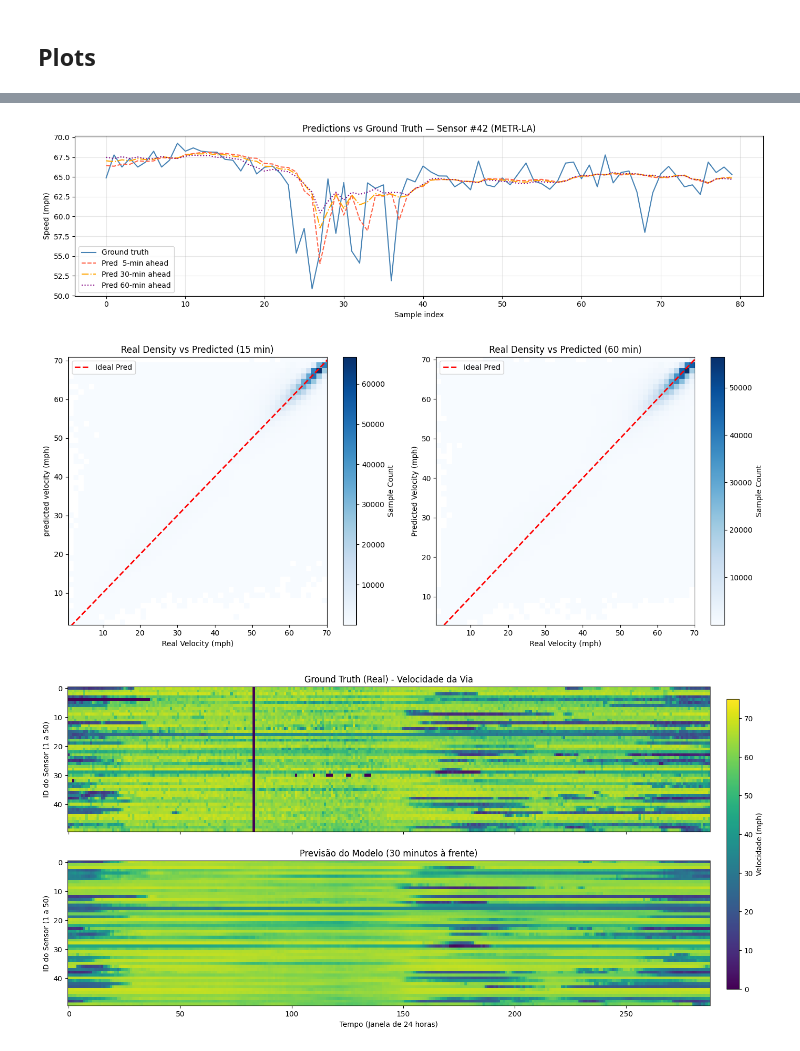
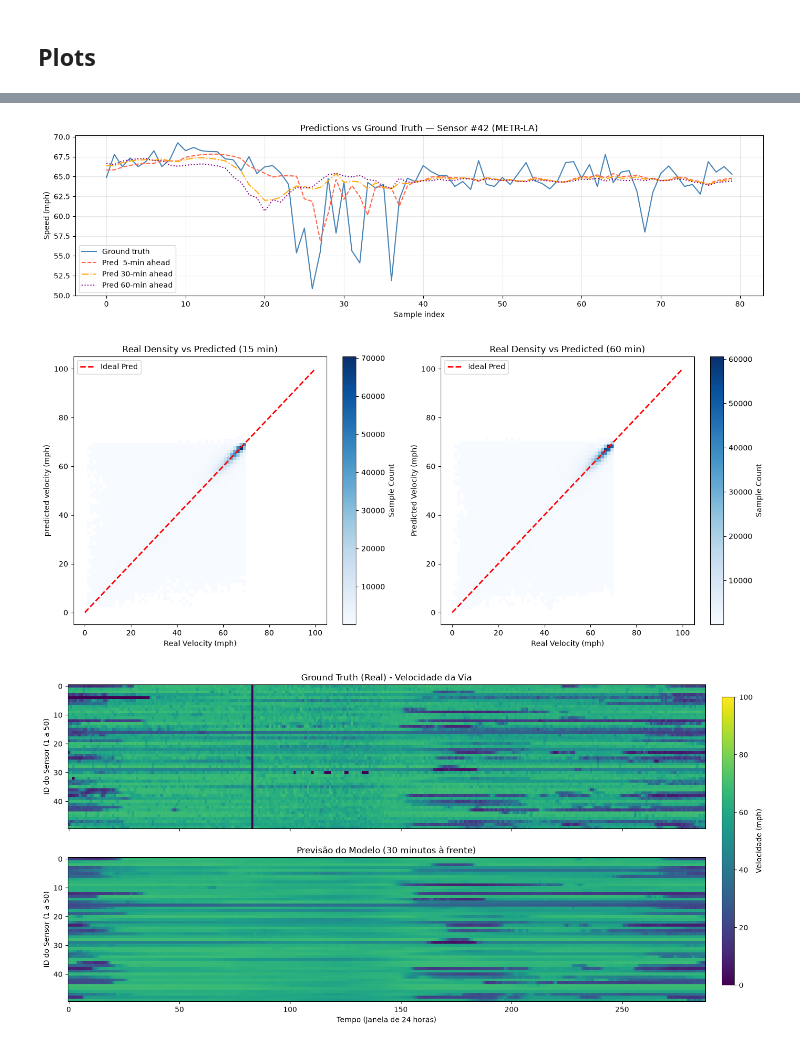
Before and after one commit to tomazcavalcantee/trabalho_final, a Jupyter notebook: train copy.ipynb, the cells around one changed output, grey strips where cells are left out. Cells and saved outputs as stored; diff of their text form; code cells hidden in the pictures.

```diff
--- a/train copy.ipynb
+++ b/train copy.ipynb
@@ -55,26 +55,27 @@ CONFIG = {
     'batch_size' : 64,
 
     # -- Model -----------------------------------------------------------------
-    'in_channels'       : 2,
+    'in_channels'       : 3,
     'out_channels'      : 12,
     'residual_channels' : 64,
     'skip_channels'     : 256,
     'end_channels'      : 512,
     'kernel_size'       : 2,
     'n_blocks'          : 4,
-    'n_layers'          : 4,
+    'n_layers'          : 2,
     'gcn_depth'         : 2,
-    'dropout'           : 0.3,
+    'dropout'           : 0.5,
     'embed_dim'         : 20,
 
     # -- Training --------------------------------------------------------------
     'lr'             : 1e-3,
     'weight_decay'   : 1e-4,
-    'n_epochs'       : 130,
+    'n_epochs'       : 100,
     'patience'       : 15,    # early stopping: max consecutive non-improving epochs
     'clip_grad'      : 3.0,   # max gradient norm (prevents GCN instability)
     'checkpoint_dir' : 'checkpoints',
 }
+HORIZON_IDX = 5   # Previsões para 30 minutos à frente
 # %% [markdown]
 ## Data Loading
 
@@ -153,14 +154,17 @@ def get_dataloaders(h5_file, batch_size=64, seq_len=12, horizon=12):
     # 2. Nanosec -> Datetime (Time of day ToD)
     timestamps = pd.to_datetime(timestamp_ns)
     tod = (timestamps.hour * 60 + timestamps.minute) / (24 * 60)
+    dow = timestamps.day_of_week / 6.0 # day of the week
 
     # 3. Formata o ToD para bater com as dimensões espaciais (Tempo, Nós, 1)
     # np.tile replica o horário atual para os 207 sensores
     tod_data = np.tile(tod.values.reshape(-1, 1, 1), (1, speed_matrix.shape[1], 1))
 
+    dow_data = np.tile(dow.values.reshape(-1,1,1), (1, speed_matrix.shape[1], 1))
+
     # 4. Concatena Velocidade e ToD
     # Shape final dos dados: (Tempo, Nós, 2)
-    data = np.concatenate([speed_data, tod_data], axis=-1)
+    data = np.concatenate([speed_data, tod_data, dow_data], axis=-1)
 
     # 5. Divisão Padrão: 70% Treino, 10% Validação, 20% Teste
     num_samples = data.shape[0]
@@ -441,7 +444,7 @@ Load the best checkpoint and evaluate on the held-out **test set**.
 Reports MAE, RMSE, MAPE for every horizon step and marks the standard benchmark horizons.
 # %%
 # Load best checkpoint
-ckpt_path  = os.path.join(CONFIG['checkpoint_dir'], 'best_model.pt')
+ckpt_path  = os.path.join(CONFIG['checkpoint_dir'], 'best_model_dow3.pt')
 checkpoint = torch.load(ckpt_path, map_location=DEVICE)
 model.load_state_dict(checkpoint['model_state'])
 print(f"Loaded epoch {checkpoint['epoch']} checkpoint  (val MAE: {checkpoint['val_mae']:.4f})")
@@ -533,40 +537,40 @@ ax.grid(alpha=0.3)
 plt.tight_layout()
 plt.show()
 # %% [output]
-[figure, old version]
+[figure, new version]
 # %%
-V_MAX = 75
+V_MAX = 100
 
 fig, axes = plt.subplots(1, 2, figsize=(14, 6))
 
 # Filtra apenas leituras válidas (> 0.1 mph) para não distorcer o gráfico
 mask_15 = targets_test[..., 2] > 0.1
 mask_60 = targets_test[..., 11] > 0.1
 
 # 15-min Ahead (Índice 2)
 h1 = axes[0].hist2d(targets_test[..., 2][mask_15], preds_test[..., 2][mask_15],
                     bins=50, cmap='Blues', cmin=1)
 axes[0].plot([0, V_MAX], [0, V_MAX], color='red', linestyle='--', lw=2, label='Ideal Pred')
 axes[0].set_title('Real Density vs Predicted (15 min)')
 axes[0].set_xlabel('Real Velocity (mph)')
 axes[0].set_ylabel('predicted velocity (mph)')
 axes[0].legend()
 fig.colorbar(h1[3], ax=axes[0], label='Sample Count')
 
 # 60-min Ahead (Índice 11)
 h2 = axes[1].hist2d(targets_test[..., 11][mask_60], preds_test[..., 11][mask_60],
                     bins=50, cmap='Blues', cmin=1)
 axes[1].plot([0, V_MAX], [0, V_MAX], color='red', linestyle='--', lw=2, label='Ideal Pred')
 axes[1].set_title('Real Density vs Predicted (60 min)')
 axes[1].set_xlabel('Real Velocity (mph)')
 axes[1].set_ylabel('Predicted Velocity (mph)')
 axes[1].legend()
 fig.colorbar(h2[3], ax=axes[1], label='Sample Count')
 
 plt.tight_layout()
 plt.show()
 # %% [output]
-[figure, old version]
+[figure, new version]
 # %%
 # ==============================================================================
 # PLOT 2: Mapa de Calor Espaço-Temporal ("Onda" de Tráfego / Shockwave)
@@ -577,7 +581,6 @@ plt.show()
 START_IDX = 1000  # Ponto de início arbitrário no conjunto de teste
 WINDOW = 288
 N_SENSORS = 50
-HORIZON_IDX = 5   # Previsões para 30 minutos à frente
 
 gt_map = targets_test[START_IDX:START_IDX+WINDOW, :N_SENSORS, HORIZON_IDX].T
 pr_map = preds_test[START_IDX:START_IDX+WINDOW, :N_SENSORS, HORIZON_IDX].T
@@ -600,7 +603,7 @@ fig.colorbar(im1, cax=cbar_ax, label='Velocidade (mph)')
 plt.subplots_adjust(right=0.9)
 plt.show()
 # %% [output]
-[figure, old version]
+[figure, new version]
 # %%
 # ==============================================================================
 # PLOT 3: Distribuição Espacial do Erro (MAE por Sensor)
```
Also changed, not shown: parts of 9 cells of this notebook, 2 other files.
